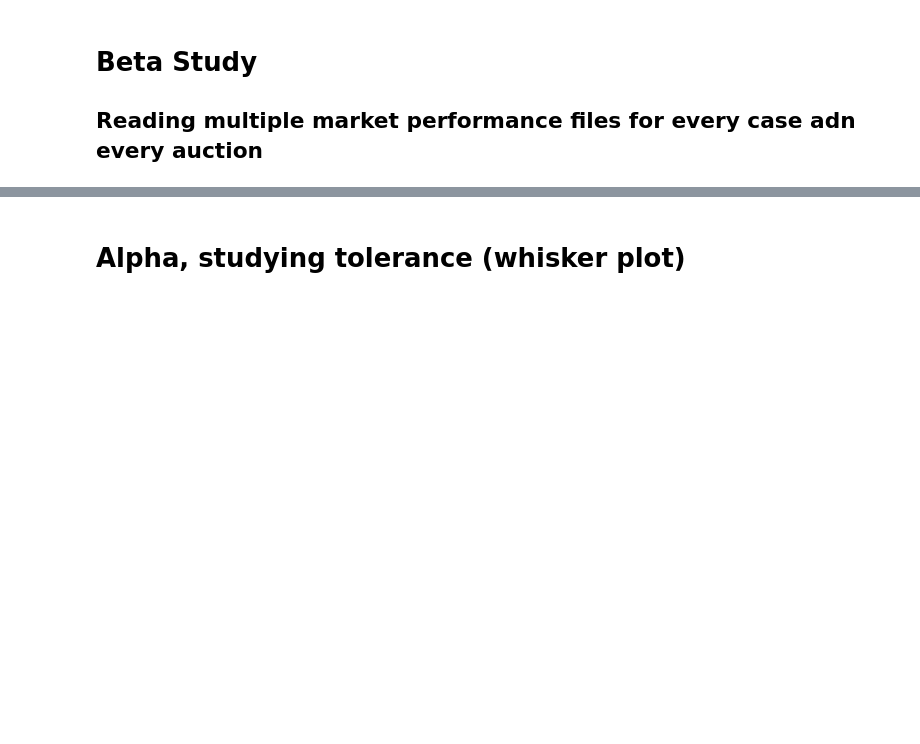
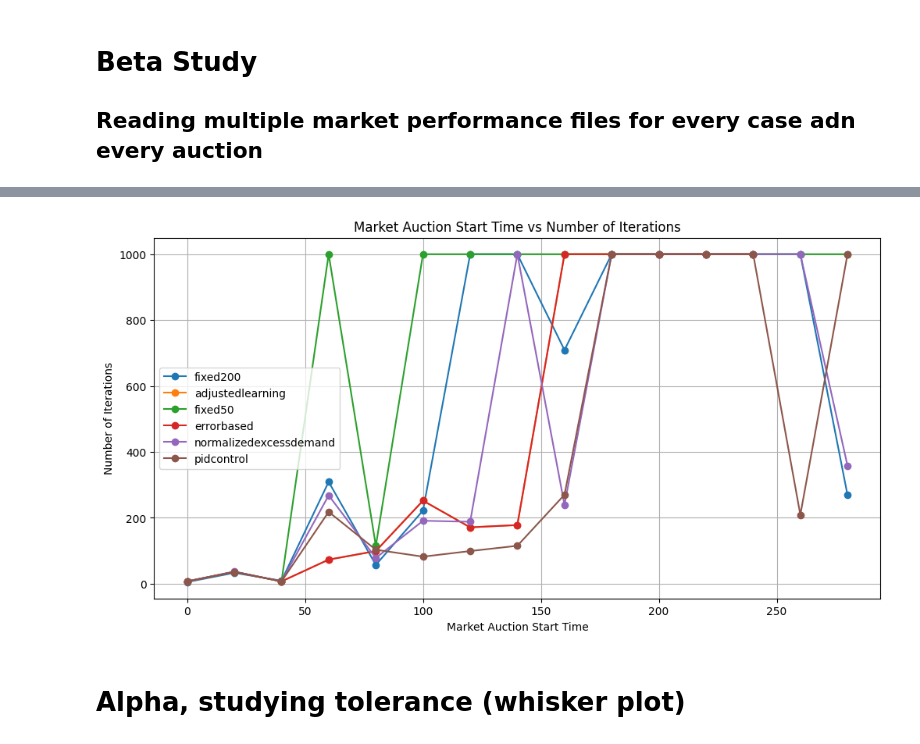
Before and after one commit to sastry-group/Mechanism-Design-for-AAM, a Jupyter notebook: ic/fisher/Fisher_data_reader.ipynb, the cells around one changed output, grey strips where cells are left out. Drawn from its saved outputs; the diff is of its cells as text; code cells hidden in the pictures; blank space fills up the shorter version.

Commit message:
test cases and plots to keep track of final results

```diff
--- a/ic/fisher/Fisher_data_reader.ipynb
+++ b/ic/fisher/Fisher_data_reader.ipynb
@@ -266,7 +266,7 @@ plt.savefig(f"{current_dir}/plots/runtime_niter.png")
 # %%
 current_dir = os.getcwd()
 parent_folder = os.path.abspath(os.path.join(current_dir, ".."))
-new_folder_path = os.path.join(parent_folder, "results", "beta_effect_MCE")
+new_folder_path = os.path.join(parent_folder, "results", "beta_study_convergence")
 folder_list = [f.path for f in os.scandir(new_folder_path) if f.is_dir()]
 # %%
 df_list = []
@@ -274,6 +274,7 @@ df_method = []
 for file in folder_list:
     folder_path = os.path.join(parent_folder, "results", file, "results")
     csv_file_path = os.path.join(folder_path, 'market_performance_table.csv')
+    results_table_path = os.path.join(new_folder_path, "market_results_table.csv")
 
     try:
         df_csv = pd.read_csv(csv_file_path)
@@ -298,26 +317,29 @@ else:
 # %%
 filtered_df = combined_df
 
 # Filter the DataFrame based on the beta_method
 # No filtering needed, keep all methods
 # filtered_df = combined_df[combined_df["Beta_Method"] == beta_method
 # Filter out the specified beta_method
 beta_method_to_avoid = "excessdemand"
 filtered_df = filtered_df[filtered_df["Beta_Method"] != beta_method_to_avoid]
 # Plotting the data
 plt.figure(figsize=(12, 6))
 plt.title("Market Auction Start Time vs Number of Iterations")
 plt.xlabel("Market Auction Start Time")
 plt.ylabel("Number of Iterations")
 plt.grid(True)
 
-filtered_df = filtered_df[filtered_df["Market_Auction_Start_Time"] <= 70]
+# filtered_df = filtered_df[filtered_df["Market_Auction_Start_Time"] <= 70]
 for method in filtered_df["Beta_Method"].unique():
     subset = filtered_df[filtered_df["Beta_Method"] == method]
     plt.plot(subset["Market_Auction_Start_Time"], subset["Number_Interations"], label=method, marker='o')
 
 plt.legend()
-plt.show()
+# plt.show()
+plt.savefig(f"{current_dir}/plots/beta_method_niter.png")
+# %% [output]
+[figure, added]
 # %% [markdown]
 # Alpha, studying tolerance (whisker plot)
 # %%
```
Also changed, not shown: parts of 5 cells of this notebook, 32 other files.
